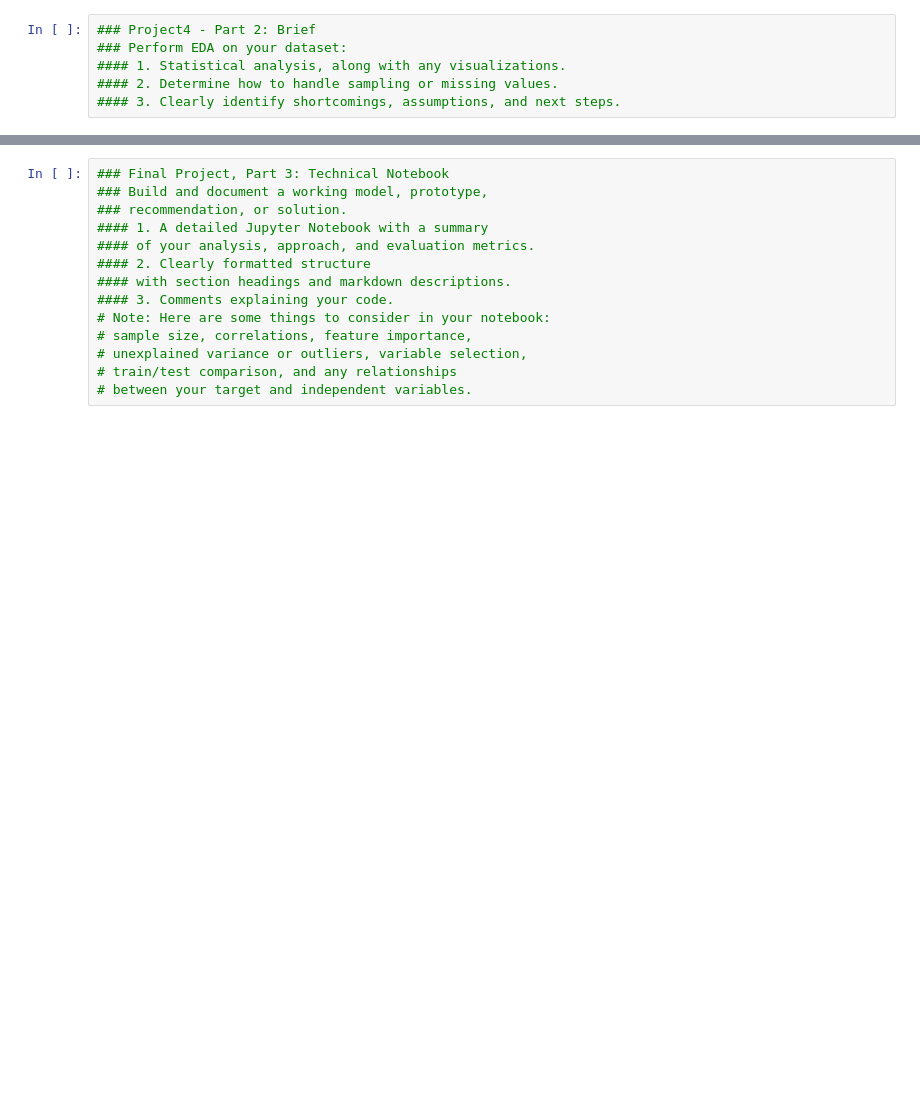
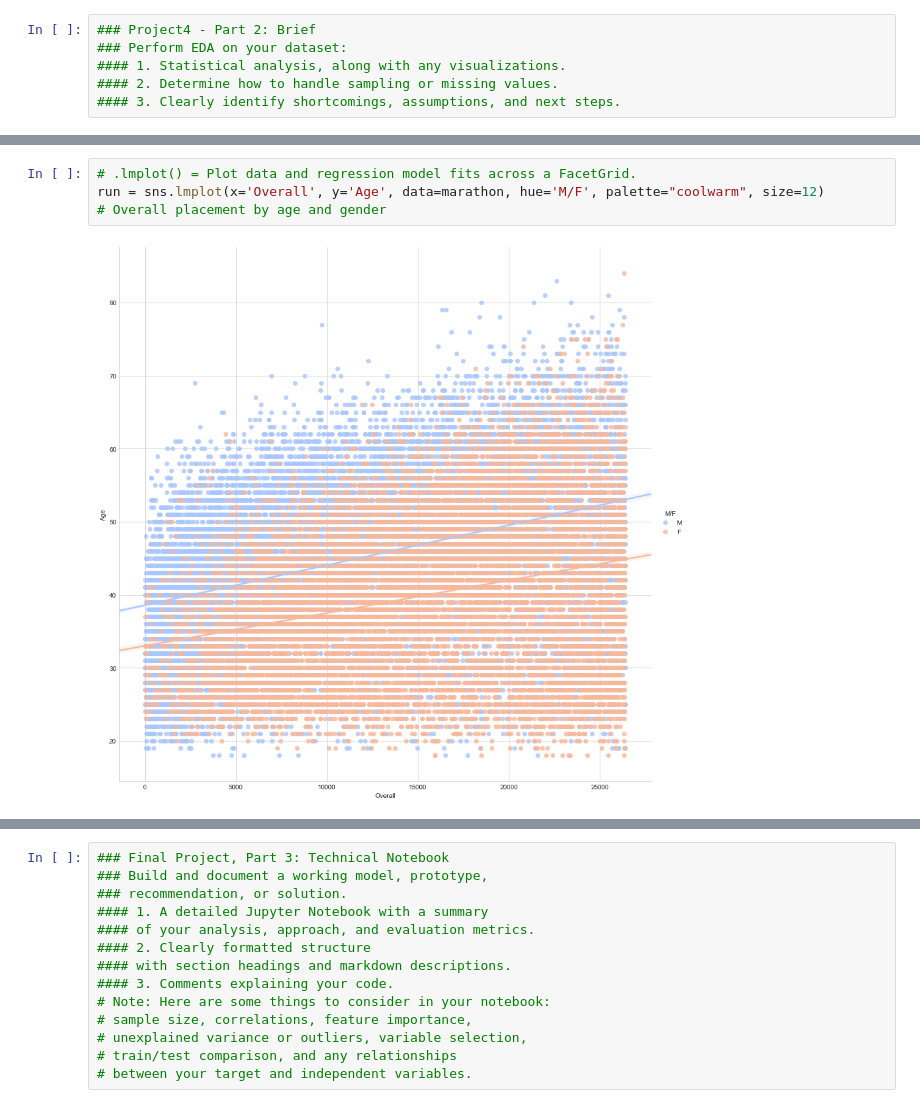
Before and after one commit to ZuluMartin/Study4, a Jupyter notebook: marathon1.ipynb, the cells around one changed output, grey strips where cells are left out. Cells and saved outputs as stored; diff of their text form; blank space fills up the shorter version.

```diff
--- a/marathon1.ipynb
+++ b/marathon1.ipynb
@@ -28,0 +98,6 @@ import time
+# %%
+# .lmplot() = Plot data and regression model fits across a FacetGrid.
+run = sns.lmplot(x='Overall', y='Age', data=marathon, hue='M/F', palette="coolwarm", size=12)
+# Overall placement by age and gender
+# %% [output]
+[figure, added]
```
Also changed, not shown: parts of 72 cells of this notebook.
